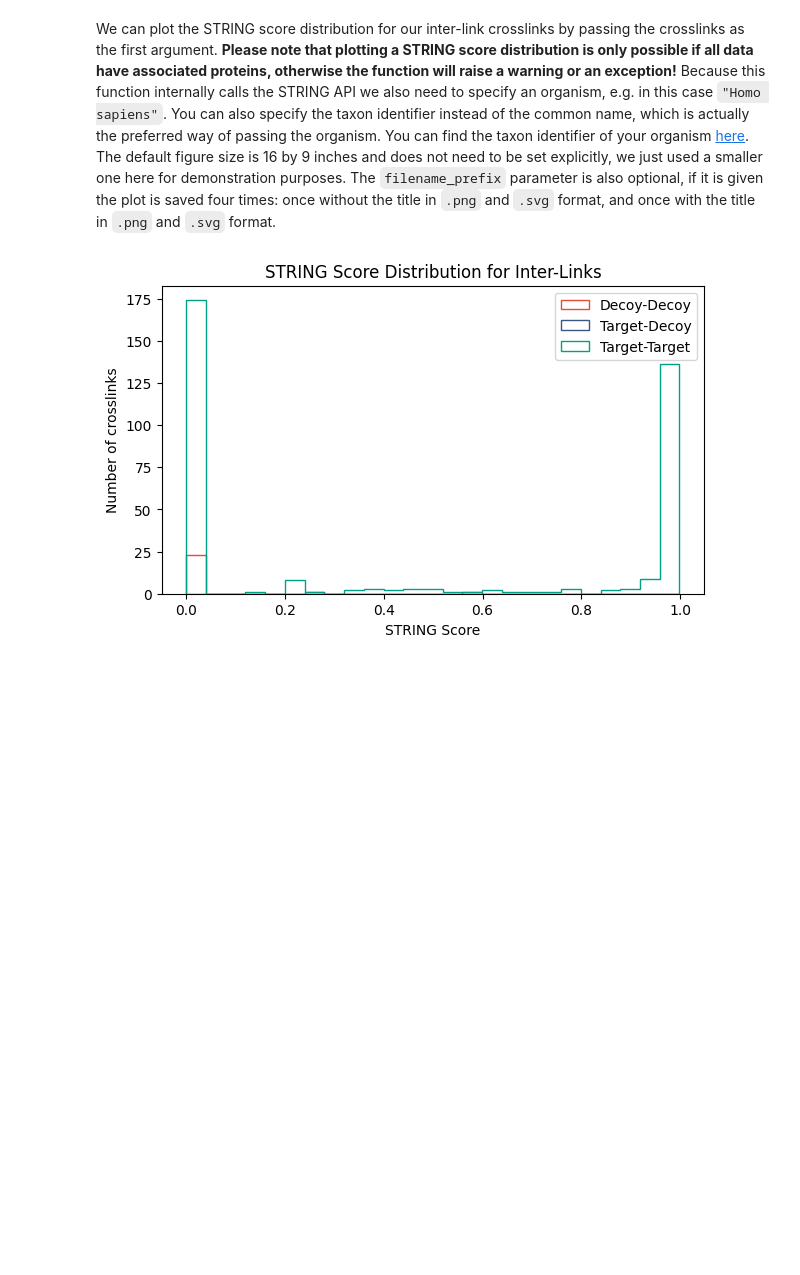
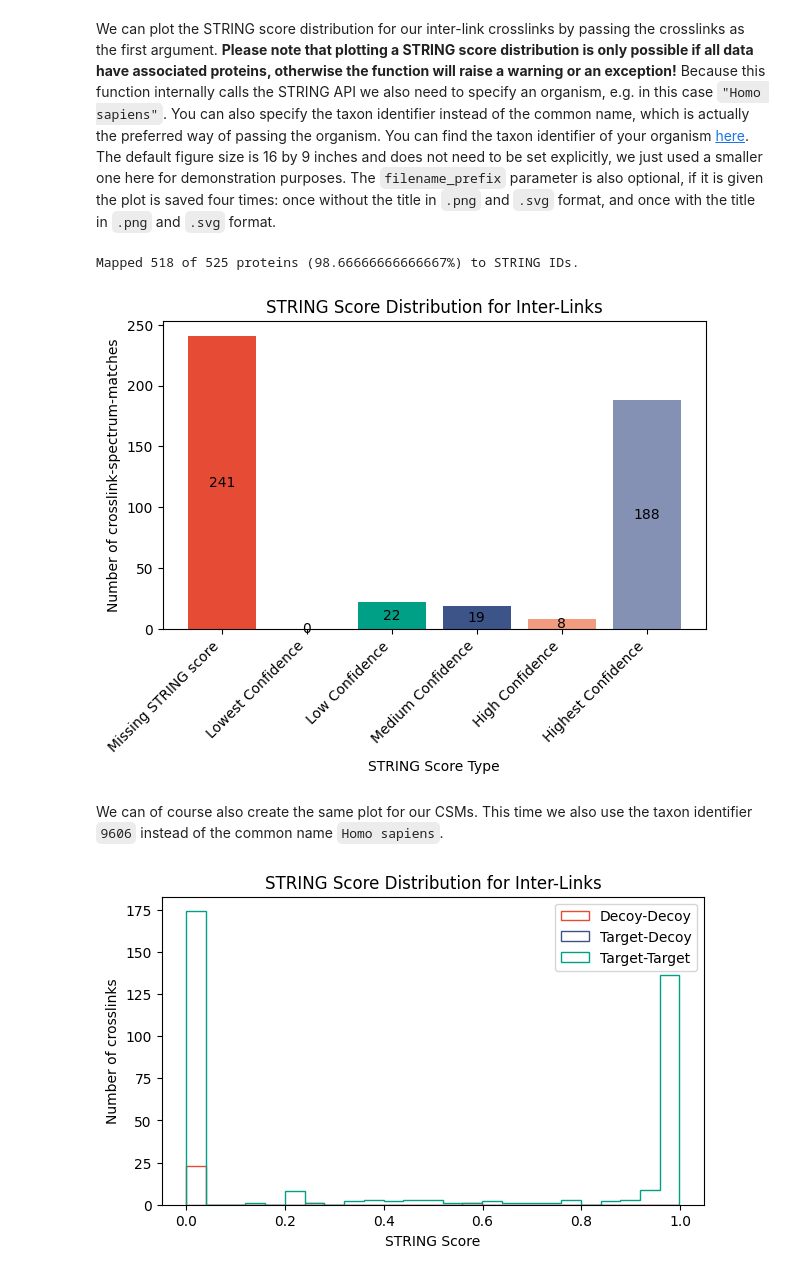
Before and after one commit to hgb-bin-proteomics/pyXLMS, a Jupyter notebook: examples/plotting/plot_string_score_distribution.ipynb, the cells around one changed output. Cells and saved outputs as stored; diff of their text form; code cells hidden in the pictures; blank space fills up the shorter version.

Commit message:
update plot string score dist nb

```diff
--- a/examples/plotting/plot_string_score_distribution.ipynb
+++ b/examples/plotting/plot_string_score_distribution.ipynb
@@ -13,7 +13,10 @@ from pyXLMS import plotting
 All plotting functionality is available via the `plotting` submodule. We also import the `parser` submodule here for reading result files.
 # %%
 parser_result = parser.read(
-    "../../data/ms_annika/Nucleus_Rep1_Crosslinks.parquet",
+    [
+        "../../data/ms_annika/Nucleus_Rep1_CSMs.parquet",
+        "../../data/ms_annika/Nucleus_Rep1_Crosslinks.parquet",
+    ],
     engine="Custom",
     crosslinker="DSBSO",
 )
@@ -31,6 +34,18 @@ Mapped 466 of 471 proteins (98.93842887473461%) to STRING IDs.
 [figure]
 # %% [markdown]
 We can plot the STRING score distribution for our inter-link crosslinks by passing the crosslinks as the first argument. **Please note that plotting a STRING score distribution is only possible if all data have associated proteins, otherwise the function will raise a warning or an exception!** Because this function internally calls the STRING API we also need to specify an organism, e.g. in this case `"Homo sapiens"`. You can also specify the taxon identifier instead of the common name, which is actually the preferred way of passing the organism. You can find the taxon identifier of your organism [here](https://string-db.org/cgi/organisms). The default figure size is 16 by 9 inches and does not need to be set explicitly, we just used a smaller one here for demonstration purposes. The `filename_prefix` parameter is also optional, if it is given the plot is saved four times: once without the title in `.png` and `.svg` format, and once with the title in `.png` and `.svg` format.
+# %%
+fig, ax = plotting.plot_string_score_distribution(
+    data=parser_result["crosslink-spectrum-matches"],
+    organism=9606,
+    figsize=(7.0, 4.0),
+    filename_prefix="string_score_dist_csms",
+)
+# %% [output]
+Mapped 518 of 525 proteins (98.66666666666667%) to STRING IDs.
+[figure, added]
+# %% [markdown]
+We can of course also create the same plot for our CSMs. This time we also use the taxon identifier `9606` instead of the common name `Homo sapiens`.
 # %%
 fig, ax = plotting.plot_string_score_distribution(
     data=parser_result["crosslinks"],
```
Also changed, not shown: parts of 3 cells of this notebook.
